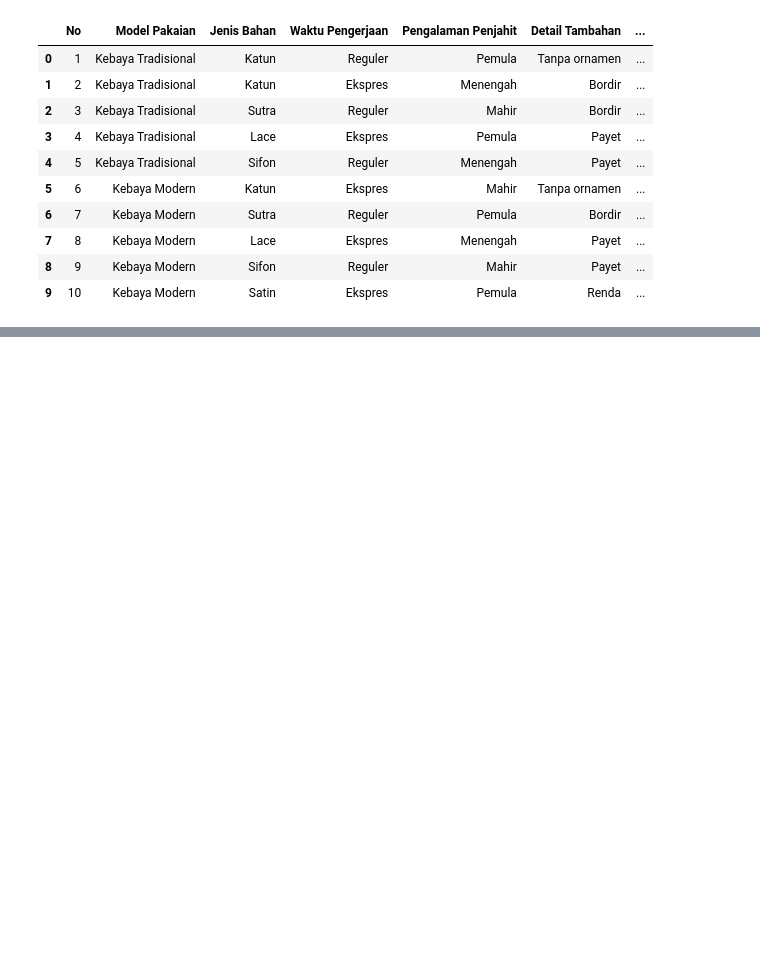
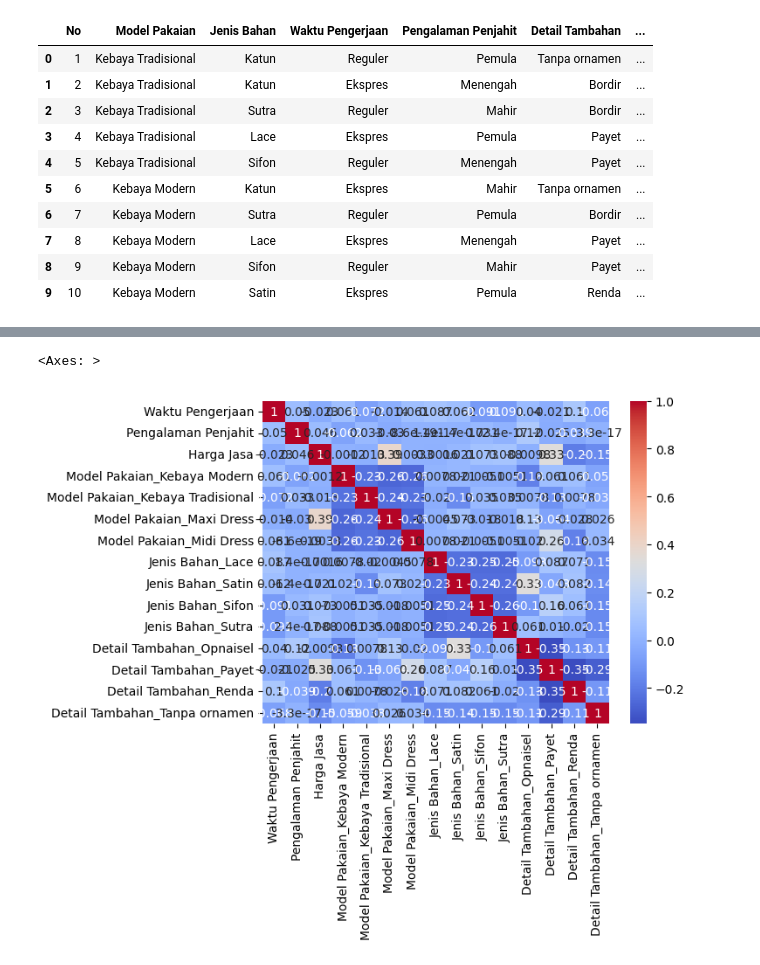
Before and after one commit to adzkykhairany/tailor-price-predictor, a Jupyter notebook: src/model.ipynb, the cells around one changed output, grey strips where cells are left out. Saved outputs shown, nothing was run; the diff lists cells and outputs as text; code cells hidden in the pictures; blank space fills up the shorter version.

```diff
--- a/src/model.ipynb
+++ b/src/model.ipynb
@@ -41,0 +121,5 @@ max    150.000000  1000000.000000
+# %%
+sns.heatmap(df.corr(), annot=True, cmap="coolwarm")
+# %% [output]
+<Axes: >
+[figure, added]
```
Also changed, not shown: parts of 14 cells of this notebook, 1 other file.
